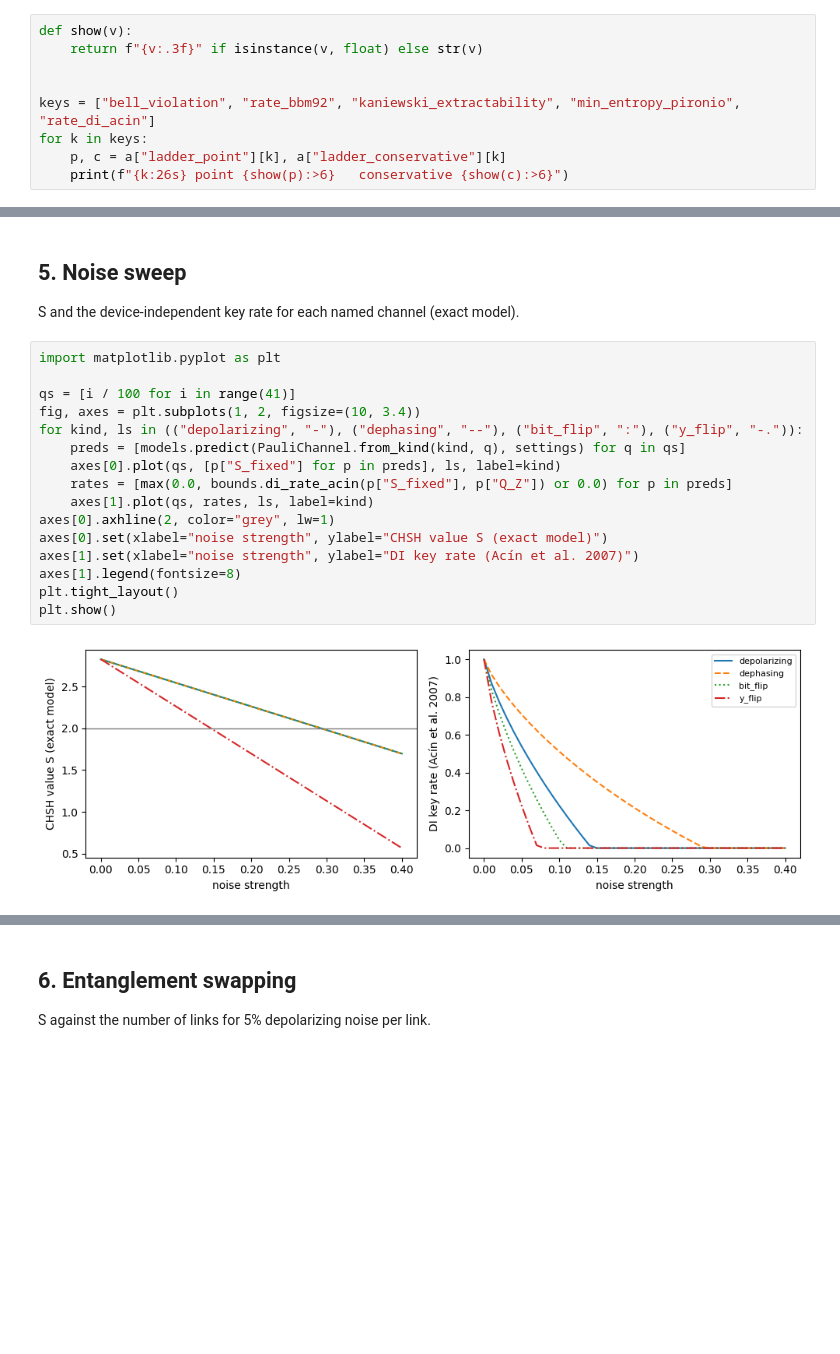
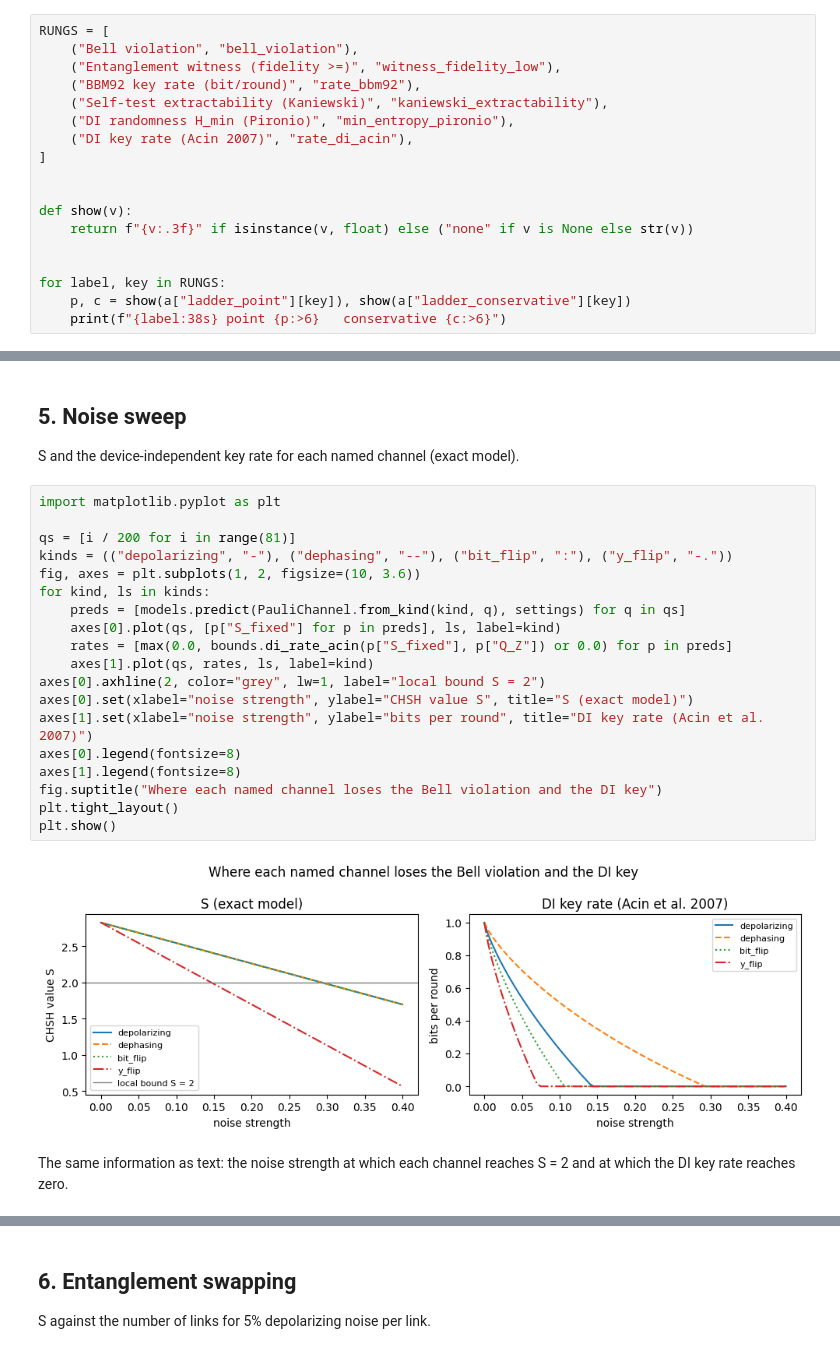
Before and after one commit to thedaemon-wizard/Qollab_IonQ_Global_Quantum_Hackathon, a Jupyter notebook: notebooks/walkthrough.ipynb, the cells around one changed output, grey strips where cells are left out. Cells and saved outputs as stored; diff of their text form; blank space fills up the shorter version.

```diff
--- a/notebooks/walkthrough.ipynb
+++ b/notebooks/walkthrough.ipynb
@@ -38,12 +41,21 @@ Q_Z = 2.36%   Q_X = 2.47%
 ## 2. The certificate ladder
 Each claim at the point estimate and at the conservative end (S at its lower end, error rates at their upper ends).
 # %%
-def show(v):
-    return f"{v:.3f}" if isinstance(v, float) else str(v)
+RUNGS = [
+    ("Bell violation", "bell_violation"),
+    ("Entanglement witness (fidelity >=)", "witness_fidelity_low"),
+    ("BBM92 key rate (bit/round)", "rate_bbm92"),
+    ("Self-test extractability (Kaniewski)", "kaniewski_extractability"),
+    ("DI randomness H_min (Pironio)", "min_entropy_pironio"),
+    ("DI key rate (Acin 2007)", "rate_di_acin"),
+]
 
 
-keys = ["bell_violation", "rate_bbm92", "kaniewski_extractability", "min_entropy_pironio", "rate_di_acin"]
-for k in keys:
-    p, c = a["ladder_point"][k], a["ladder_conservative"][k]
-    print(f"{k:26s} point {show(p):>6}   conservative {show(c):>6}")
+def show(v):
+    return f"{v:.3f}" if isinstance(v, float) else ("none" if v is None else str(v))
+
+
+for label, key in RUNGS:
+    p, c = show(a["ladder_point"][key]), show(a["ladder_conservative"][key])
+    print(f"{label:38s} point {p:>6}   conservative {c:>6}")
 # %% [output]
@@ -96,18 +109,23 @@ S and the device-independent key rate for each named channel (exact model).
 # %%
 import matplotlib.pyplot as plt
 
-qs = [i / 100 for i in range(41)]
-fig, axes = plt.subplots(1, 2, figsize=(10, 3.4))
-for kind, ls in (("depolarizing", "-"), ("dephasing", "--"), ("bit_flip", ":"), ("y_flip", "-.")):
+qs = [i / 200 for i in range(81)]
+kinds = (("depolarizing", "-"), ("dephasing", "--"), ("bit_flip", ":"), ("y_flip", "-."))
+fig, axes = plt.subplots(1, 2, figsize=(10, 3.6))
+for kind, ls in kinds:
     preds = [models.predict(PauliChannel.from_kind(kind, q), settings) for q in qs]
     axes[0].plot(qs, [p["S_fixed"] for p in preds], ls, label=kind)
     rates = [max(0.0, bounds.di_rate_acin(p["S_fixed"], p["Q_Z"]) or 0.0) for p in preds]
     axes[1].plot(qs, rates, ls, label=kind)
-axes[0].axhline(2, color="grey", lw=1)
-axes[0].set(xlabel="noise strength", ylabel="CHSH value S (exact model)")
-axes[1].set(xlabel="noise strength", ylabel="DI key rate (Acín et al. 2007)")
+axes[0].axhline(2, color="grey", lw=1, label="local bound S = 2")
+axes[0].set(xlabel="noise strength", ylabel="CHSH value S", title="S (exact model)")
+axes[1].set(xlabel="noise strength", ylabel="bits per round", title="DI key rate (Acin et al. 2007)")
+axes[0].legend(fontsize=8)
 axes[1].legend(fontsize=8)
+fig.suptitle("Where each named channel loses the Bell violation and the DI key")
 plt.tight_layout()
 plt.show()
 # %% [output]
-[figure, old version]
+[figure, new version]
+# %% [markdown]
+The same information as text: the noise strength at which each channel reaches S = 2 and at which the DI key rate reaches zero.
```
Also changed, not shown: parts of 5 cells of this notebook, 24 other files.
